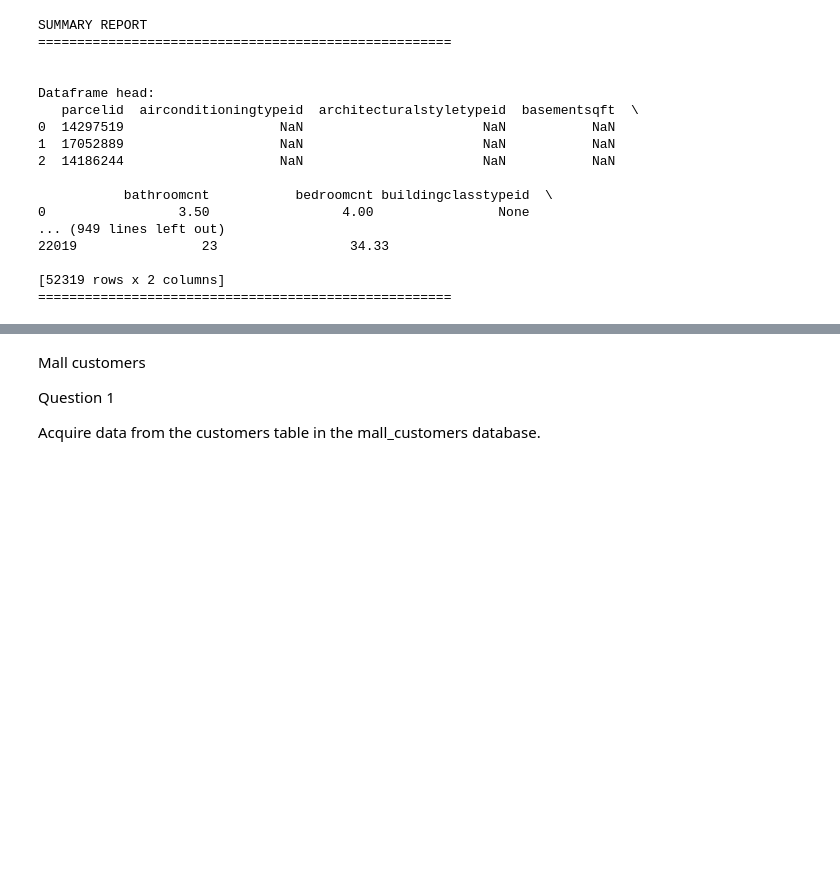
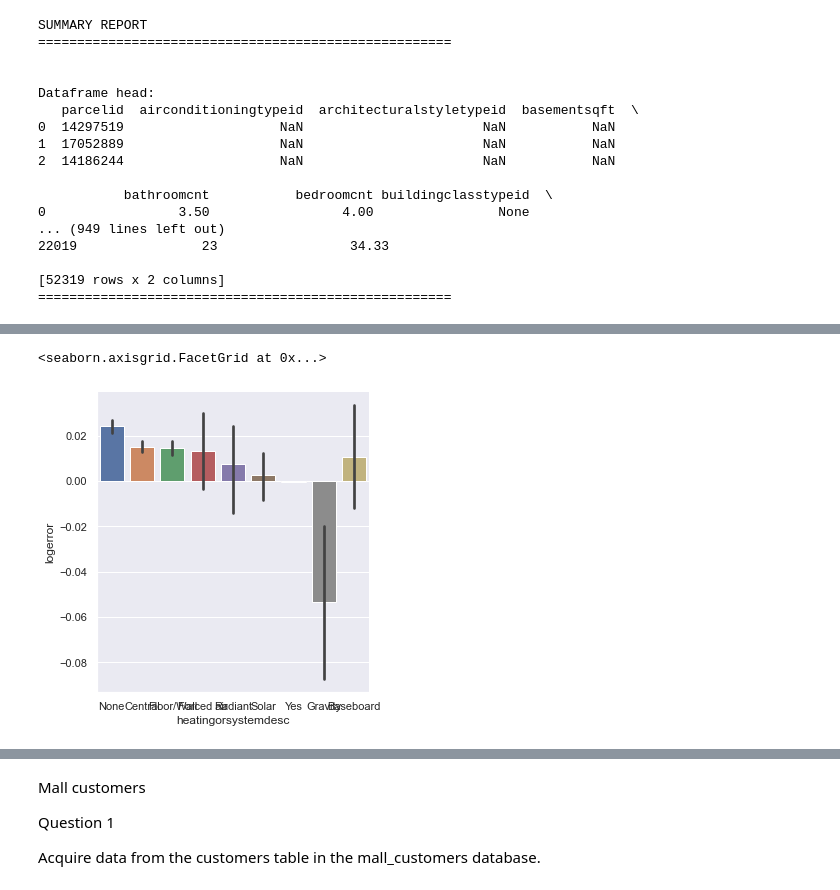
Before and after one commit to tim-keriazes/clustering_exercises, a Jupyter notebook: clustering_exercises_wrangle.ipynb, the cells around one changed output, grey strips where cells are left out. Cells and saved outputs as stored; diff of their text form; code cells hidden in the pictures; blank space fills up the shorter version.

```diff
--- a/clustering_exercises_wrangle.ipynb
+++ b/clustering_exercises_wrangle.ipynb
@@ -406,7 +418,7 @@ def handle_missing_values(df, prop_required_columns =0.5, prop_required_row=0.75
     return df
 # %%
 # combining everything in a cleaning function:
-def data_prep(df, cols_to_remove=[], prop_required_column=0.5, prop_required_row=0.75):
+def data_prep(df, cols_to_remove=[], prop_required_column=0.66, prop_required_row=0.66):
     df = remove_columns(df, cols_to_remove)
     df = handle_missing_values(df, prop_required_column, prop_required_row)
     return df
@@ -434,0 +473,2 @@ memory usage: 13.2+ MB
+# %%
+df=df.rename(columns={"bedroomcnt": "bedrooms", "bathroomcnt": "bathrooms", "calculatedfinishedsquarefeet": "sqft","taxvaluedollarcnt": "home_value"})
@@ -434,0 +480,3 @@ memory usage: 13.2+ MB
+# %%
+#filled null/Nonetype with 'None'
+df.heatingorsystemdesc= df.heatingorsystemdesc.fillna('None')
@@ -434,0 +536,7 @@ memory usage: 13.2+ MB
+# %%
+sns.set_theme()
+# %%
+sns.catplot(data=df, kind="bar", x="heatingorsystemdesc", y="logerror")
+# %% [output]
+<seaborn.axisgrid.FacetGrid at 0x...>
+[figure, added]
```
Also changed, not shown: parts of 19 cells of this notebook.
